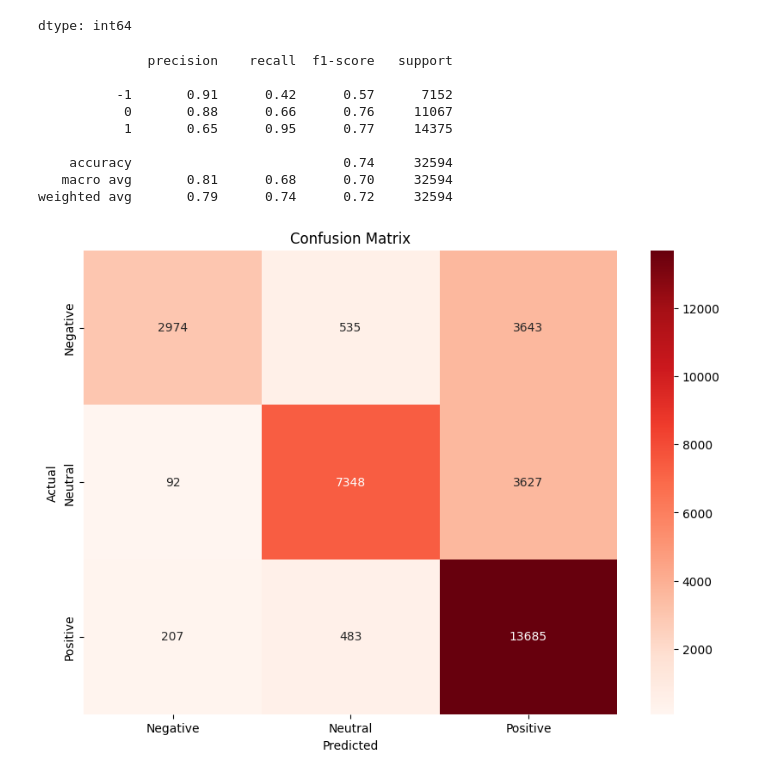
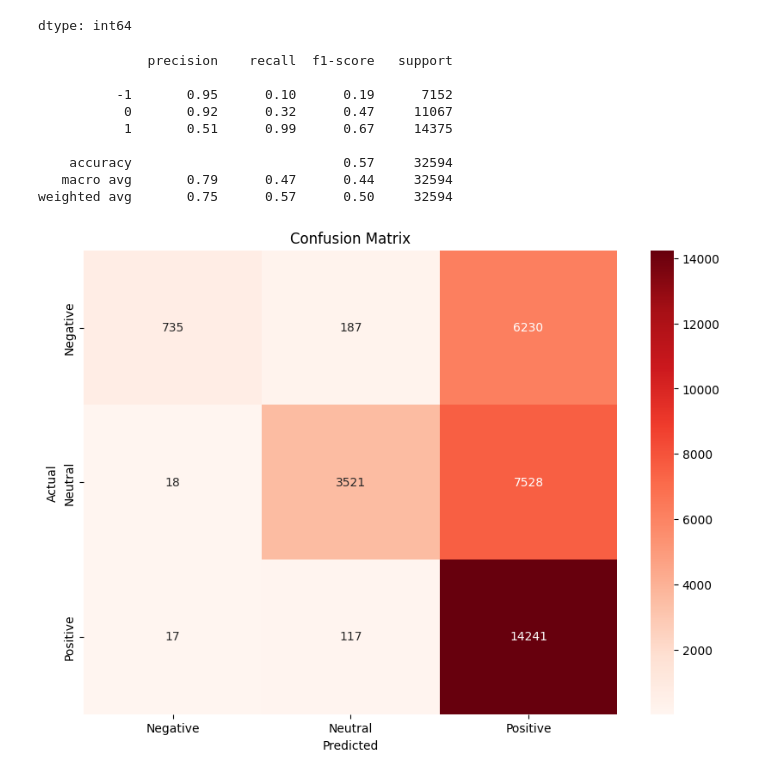
Before and after one commit to Adukemi/OASIS_INFOBYTE, a Jupyter notebook: Project4_L1.ipynb, the cells around one changed output. Saved outputs shown, nothing was run; the diff lists cells and outputs as text; code cells hidden in the pictures.

```diff
--- a/Project4_L1.ipynb
+++ b/Project4_L1.ipynb
@@ -188,38 +172,38 @@ df_twitter['category'] = df_twitter['category'].astype(int)
 
 # Split the data into training and testing sets
 X_train, X_test, y_train, y_test = train_test_split(df_twitter['clean_text'], df_twitter['category'], test_size=0.2, random_state=42)
 
 # Feature Engineering: Convert text data to TF-IDF features
-vectorizer = TfidfVectorizer(max_features=5000)
+vectorizer = TfidfVectorizer()
 X_train_tfidf = vectorizer.fit_transform(X_train)
 X_test_tfidf = vectorizer.transform(X_test)
 
 # Implementing a Naive Bayes classifier
 model = MultinomialNB()
 model.fit(X_train_tfidf, y_train)
 
 # Predicting the test set results
 y_pred = model.predict(X_test_tfidf)
 
 # Evaluating the model
 print(classification_report(y_test, y_pred))
 conf_matrix = confusion_matrix(y_test, y_pred)
 
 # Data Visualization: Confusion Matrix
 plt.figure(figsize=(10, 7))
 sns.heatmap(conf_matrix, annot=True, fmt='d', cmap='Reds', xticklabels=['Negative', 'Neutral', 'Positive'], yticklabels=['Negative', 'Neutral', 'Positive'])
 plt.xlabel('Predicted')
 plt.ylabel('Actual')
 plt.title('Confusion Matrix')
 plt.show()
 # %% [output]
               precision    recall  f1-score   support
 
-          -1       0.91      0.42      0.57      7152
-           0       0.88      0.66      0.76     11067
-           1       0.65      0.95      0.77     14375
+          -1       0.95      0.10      0.19      7152
+           0       0.92      0.32      0.47     11067
+           1       0.51      0.99      0.67     14375
 
-    accuracy                           0.74     32594
-   macro avg       0.81      0.68      0.70     32594
-weighted avg       0.79      0.74      0.72     32594
+    accuracy                           0.57     32594
+   macro avg       0.79      0.47      0.44     32594
+weighted avg       0.75      0.57      0.50     32594
-[figure, old version]
+[figure, new version]
```
Also changed, not shown: parts of 4 cells of this notebook.
